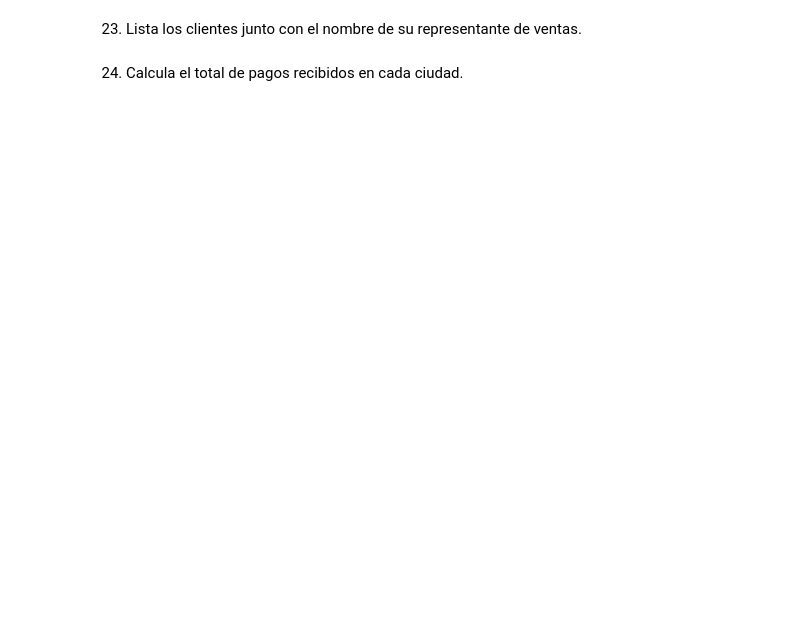
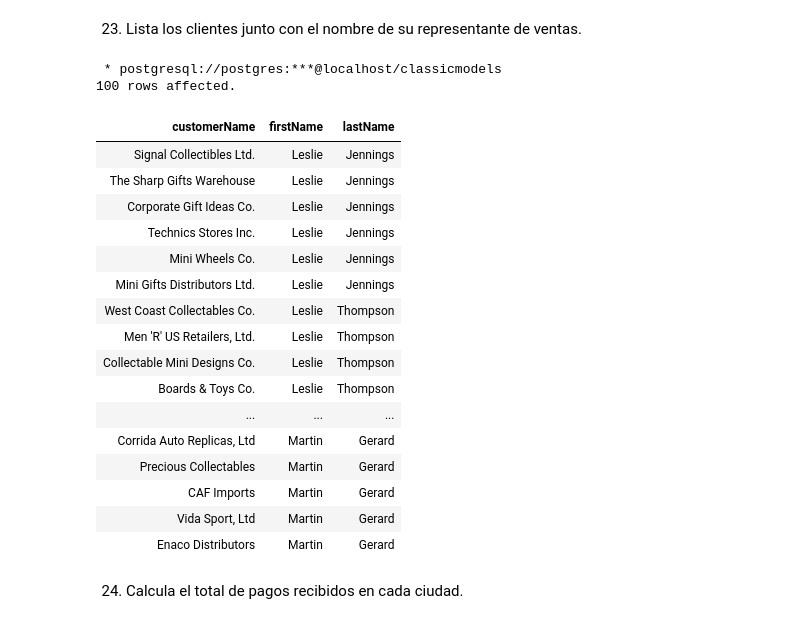
Before and after one commit to edithavalos/react-crud-app, a Jupyter notebook: Ejercicios_SQL.ipynb, the cells around one changed output. Drawn from its saved outputs; the diff is of its cells as text; code cells hidden in the pictures; blank space fills up the shorter version.

```diff
--- a/Ejercicios_SQL.ipynb
+++ b/Ejercicios_SQL.ipynb
@@ -675,5 +720,30 @@ ORDER BY order_year;
 # %% [markdown]
 23. Lista los clientes junto con el nombre de su representante de ventas.
+# %%
+%%sql
+SELECT c."customerName", e."firstName", e."lastName"
+FROM customers c
+JOIN employees e ON c."salesRepEmployeeNumber" = e."employeeNumber";
+# %% [output]
+ * postgresql://postgres:***@localhost/classicmodels
+100 rows affected.
+| customerName | firstName | lastName |
+| Signal Collectibles Ltd. | Leslie | Jennings |
+| The Sharp Gifts Warehouse | Leslie | Jennings |
+| Corporate Gift Ideas Co. | Leslie | Jennings |
+| Technics Stores Inc. | Leslie | Jennings |
+| Mini Wheels Co. | Leslie | Jennings |
+| Mini Gifts Distributors Ltd. | Leslie | Jennings |
+| West Coast Collectables Co. | Leslie | Thompson |
+| Men 'R' US Retailers, Ltd. | Leslie | Thompson |
+| Collectable Mini Designs Co. | Leslie | Thompson |
+| Boards & Toys Co. | Leslie | Thompson |
+| ... | ... | ... |
+| Corrida Auto Replicas, Ltd | Martin | Gerard |
+| Precious Collectables | Martin | Gerard |
+| CAF Imports | Martin | Gerard |
+| Vida Sport, Ltd | Martin | Gerard |
+| Enaco Distributors | Martin | Gerard |
 # %% [markdown]
 24. Calcula el total de pagos recibidos en cada ciudad.
 # %%
```
Also changed, not shown: parts of 9 cells of this notebook.
